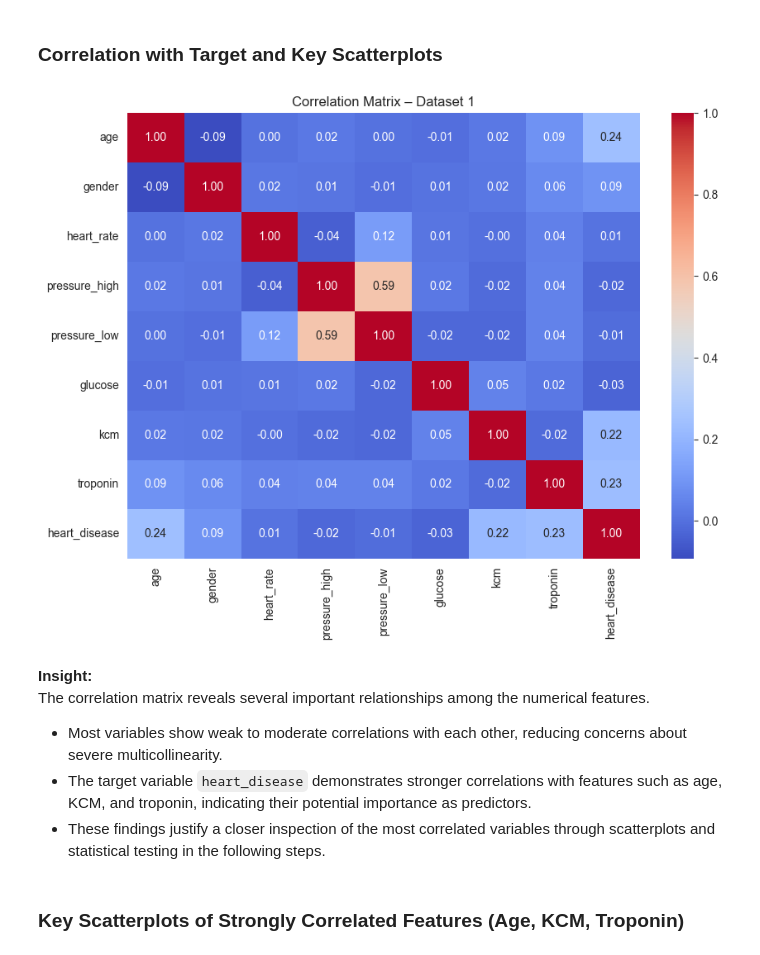
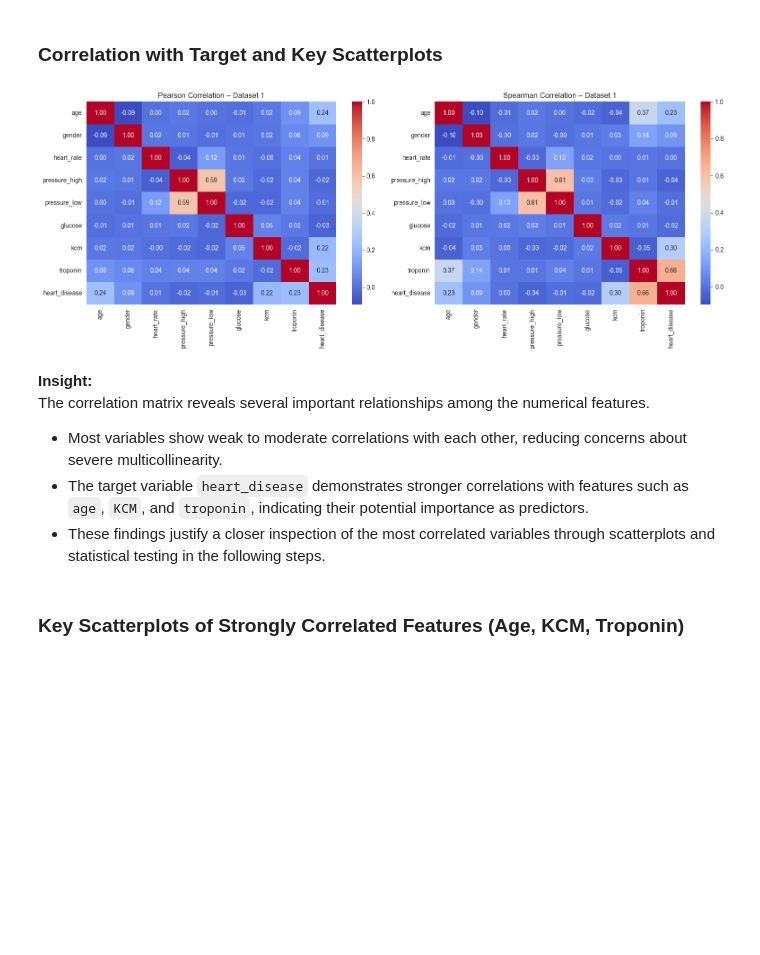
Before and after one commit to plamensve/DS_FINAL_PROJECT, a Jupyter notebook: notebooks/03_eda_dataset_1.ipynb, the cells around one changed output. Drawn from its saved outputs; the diff is of its cells as text; code cells hidden in the pictures; blank space fills up the shorter version.

```diff
--- a/notebooks/03_eda_dataset_1.ipynb
+++ b/notebooks/03_eda_dataset_1.ipynb
@@ -166,20 +166,30 @@ for col in numeric_columns:
 # %% [markdown]
 ### Correlation with Target and Key Scatterplots
 # %%
-# Generate and display correlation matrix heatmap for Dataset 1
-# Visualize correlations between features using a heatmap
-corr_matrix_dataset1 = dataset1.corr()
-plt.figure(figsize=(10, 7))
-sns.heatmap(corr_matrix_dataset1, annot=True, cmap='coolwarm', fmt=".2f")
-plt.title('Correlation Matrix – Dataset 1')
+# Pearson and Spearman correlation matrices
+corr_pearson = dataset1.corr(method='pearson')
+corr_spearman = dataset1.corr(method='spearman')
+
+# Create subplots
+fig, axes = plt.subplots(1, 2, figsize=(16, 6))
+
+# Pearson heatmap
+sns.heatmap(corr_pearson, annot=True, cmap='coolwarm', fmt=".2f", ax=axes[0])
+axes[0].set_title("Pearson Correlation – Dataset 1")
+
+# Spearman heatmap
+sns.heatmap(corr_spearman, annot=True, cmap='coolwarm', fmt=".2f", ax=axes[1])
+axes[1].set_title("Spearman Correlation – Dataset 1")
+
+plt.tight_layout()
 plt.show()
 # %% [output]
-[figure, old version]
+[figure, new version]
 # %% [markdown]
 **Insight:**
 The correlation matrix reveals several important relationships among the numerical features.
 - Most variables show weak to moderate correlations with each other, reducing concerns about severe multicollinearity.
-- The target variable `heart_disease` demonstrates stronger correlations with features such as age, KCM, and troponin, indicating their potential importance as predictors.
+- The target variable `heart_disease` demonstrates stronger correlations with features such as `age`, `KCM`, and `troponin`, indicating their potential importance as predictors.
 - These findings justify a closer inspection of the most correlated variables through scatterplots and statistical testing in the following steps.
 # %% [markdown]
 ### Key Scatterplots of Strongly Correlated Features (Age, KCM, Troponin)
```
Also changed, not shown: parts of 2 cells of this notebook, 15 other files.
